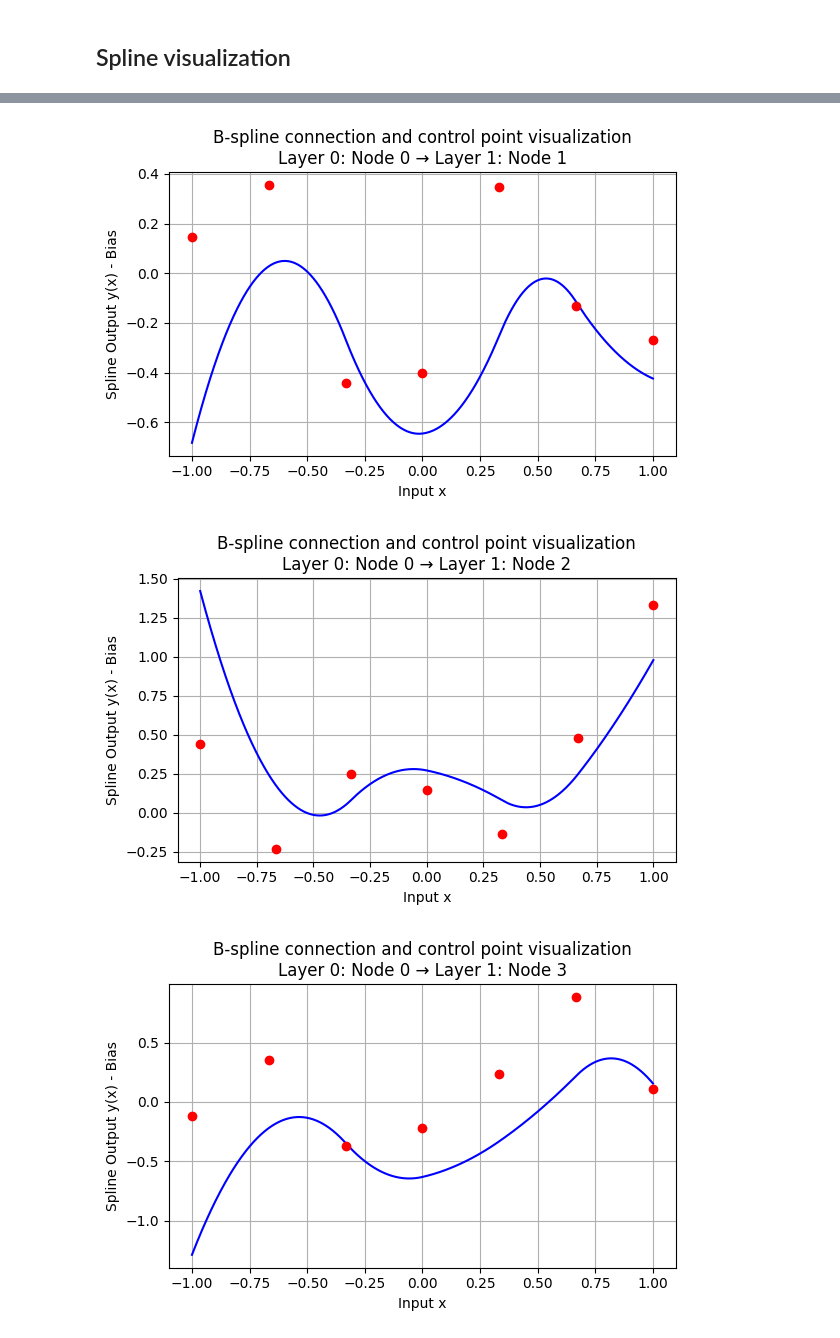
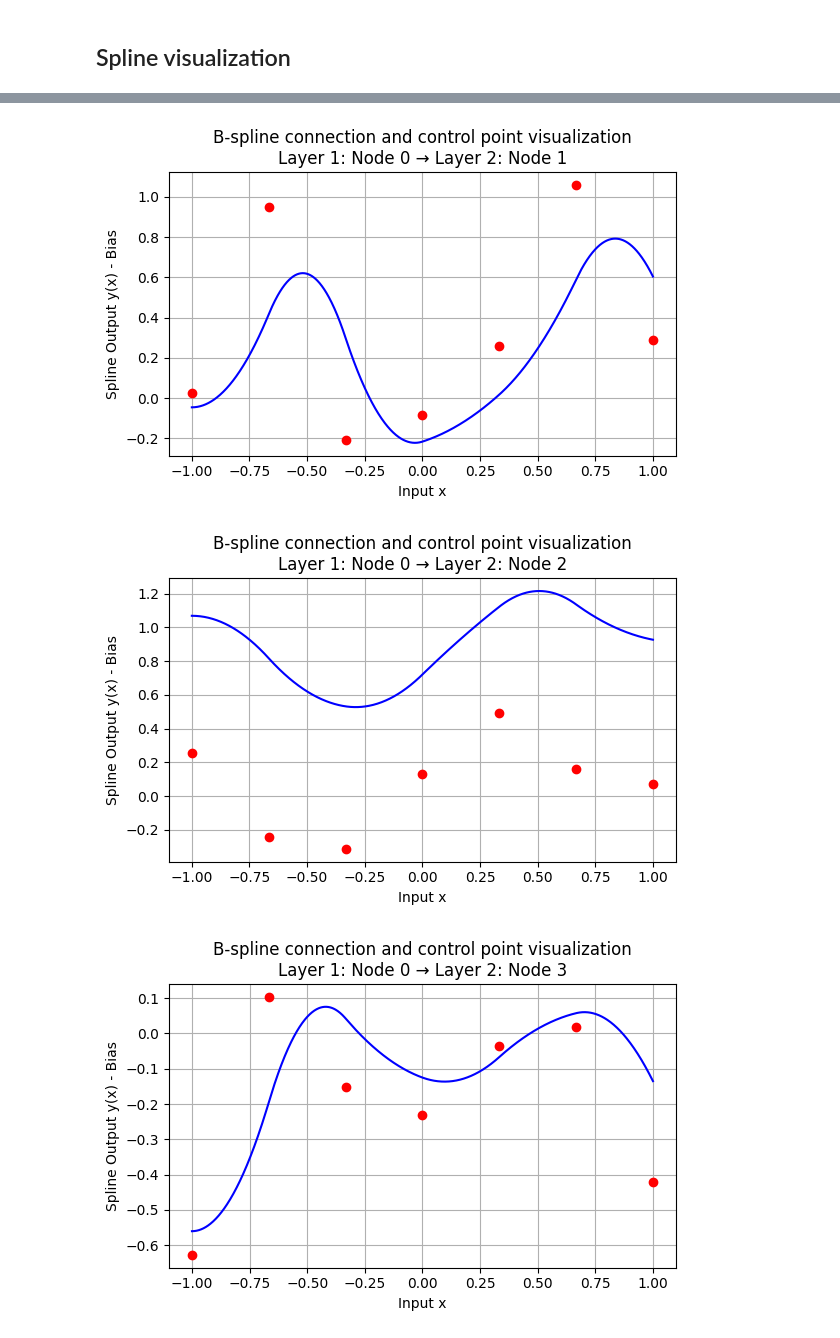
Before and after one commit to Kursula/ML_toy_problems, a Jupyter notebook: KAN_classification.ipynb, the cells around one changed output, grey strips where cells are left out. Saved outputs shown, nothing was run; the diff lists cells and outputs as text; code cells hidden in the pictures.

```diff
--- a/KAN_classification.ipynb
+++ b/KAN_classification.ipynb
@@ -473,7 +453,7 @@ def visualize_spline_connection(model, layer_index, input_index, output_index):
     plt.tight_layout()
     plt.show()
 # %%
-selected_layer = 0
+selected_layer = 1
 node_a = 0
 for i in range(5):
     node_b = i
@@ -483,3 +463,3 @@ for i in range(5):
-[figure, old version]
+[figure, new version]
-[figure, old version]
+[figure, new version]
-[figure, old version]
+[figure, new version]
```
Also changed, not shown: parts of 10 cells of this notebook.
